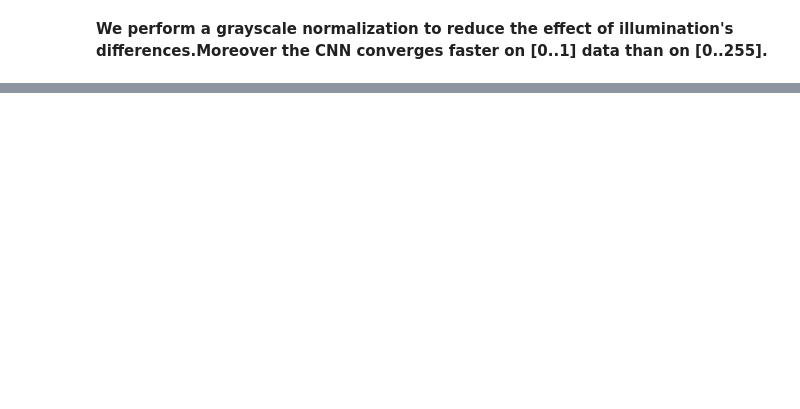
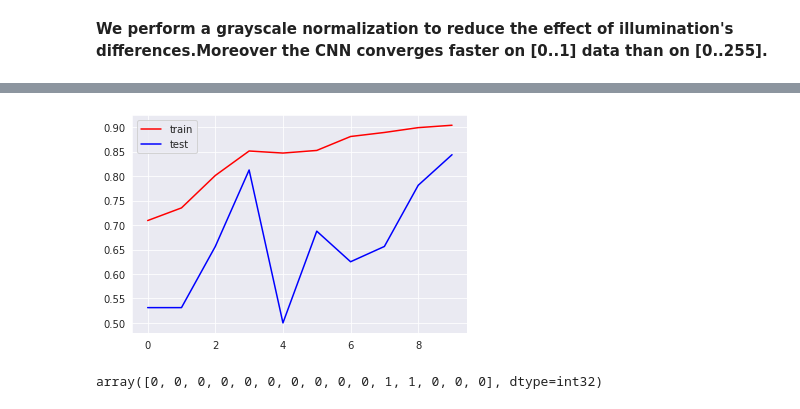
Before and after one commit to codersouro28/Pneumonia-Classification, a Jupyter notebook: Pneumonia-Detection-VGG16.ipynb, the cells around one changed output, grey strips where cells are left out. Cells and saved outputs as stored; diff of their text form; code cells hidden in the pictures; blank space fills up the shorter version.

```diff
--- a/Pneumonia-Detection-VGG16.ipynb
+++ b/Pneumonia-Detection-VGG16.ipynb
@@ -572,0 +746,15 @@ array([[761,  19],
+# %%
+import matplotlib.pyplot as plt
+
+plt.plot(history.history['accuracy'],color='red',label='train')
+plt.plot(history.history['val_accuracy'],color='blue',label='test')
+plt.legend()
+plt.show()
+# %% [output]
+[figure, added]
+# %%
+predictions = model.predict_classes(image_test)
+predictions = predictions.reshape(1,-1)[0]
+predictions[:15]
+# %% [output]
+array([0, 0, 0, 0, 0, 0, 0, 0, 0, 0, 1, 1, 0, 0, 0], dtype=int32)
```
Also changed, not shown: parts of 54 cells of this notebook.
